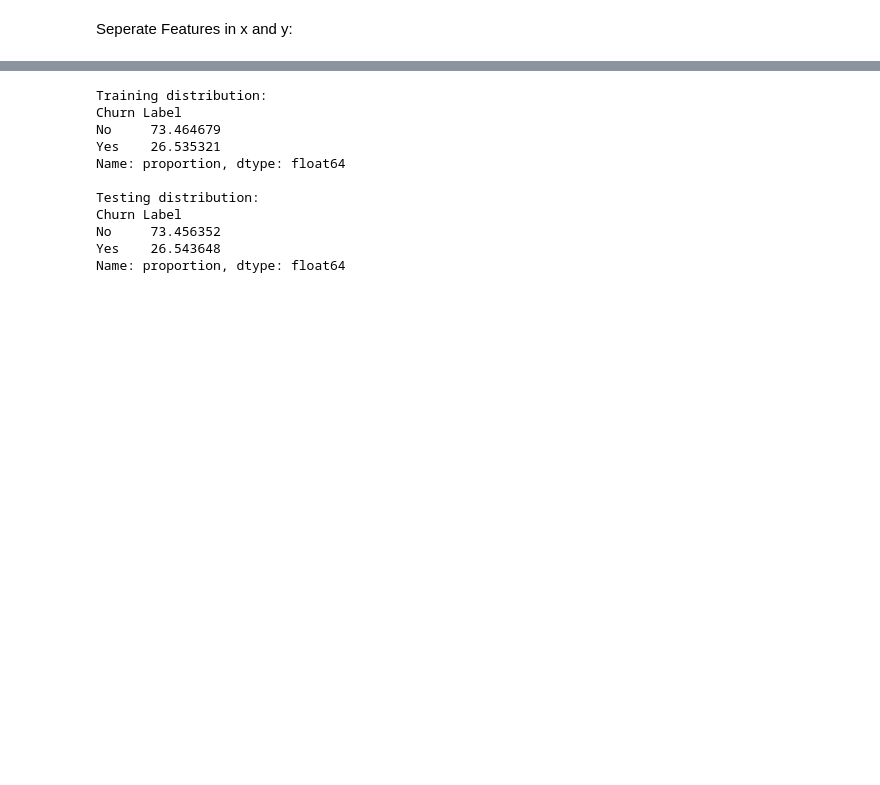
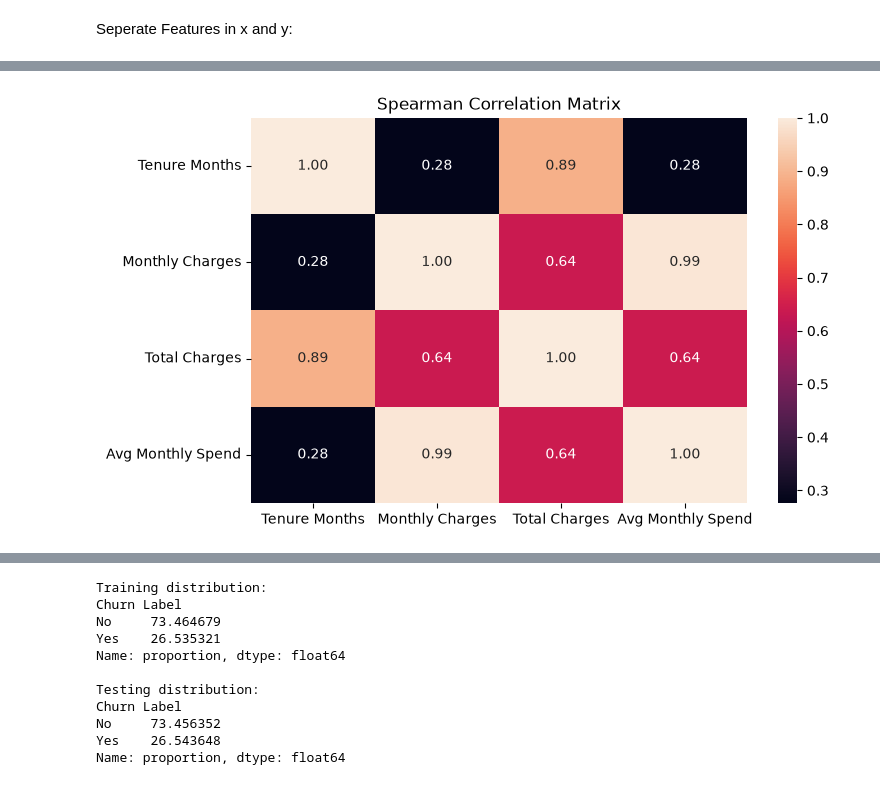
Before and after one commit to ArjunTechie118/Costumer-Churn-Prediction, a Jupyter notebook: notebook/02_model_training.ipynb, the cells around one changed output, grey strips where cells are left out. Saved outputs shown, nothing was run; the diff lists cells and outputs as text; code cells hidden in the pictures; blank space fills up the shorter version.

```diff
--- a/notebook/02_model_training.ipynb
+++ b/notebook/02_model_training.ipynb
@@ -58,0 +91,7 @@ Name: count, dtype: int64
+# %%
+numeric_df = df.select_dtypes(
+    include=["int64", "float64"]
+)
+corr_matrix = numeric_df.corr(method="spearman")
+
+print(corr_matrix)
@@ -59,3 +110,16 @@ Name: count, dtype: int64
+# %%
+plt.figure(figsize=(8, 5))
+
+sns.heatmap(
+    corr_matrix,
+    annot=True,
+    fmt=".2f"
+)
+
+plt.title("Spearman Correlation Matrix")
+plt.show()
+# %% [output]
+[figure, added]
 # %%
 from sklearn.model_selection import train_test_split
 X_train, X_test, Y_train, Y_test = train_test_split(X,Y, test_size=0.2, random_state=42,stratify=Y)
```
Also changed, not shown: parts of 26 cells of this notebook, 1 other file.
